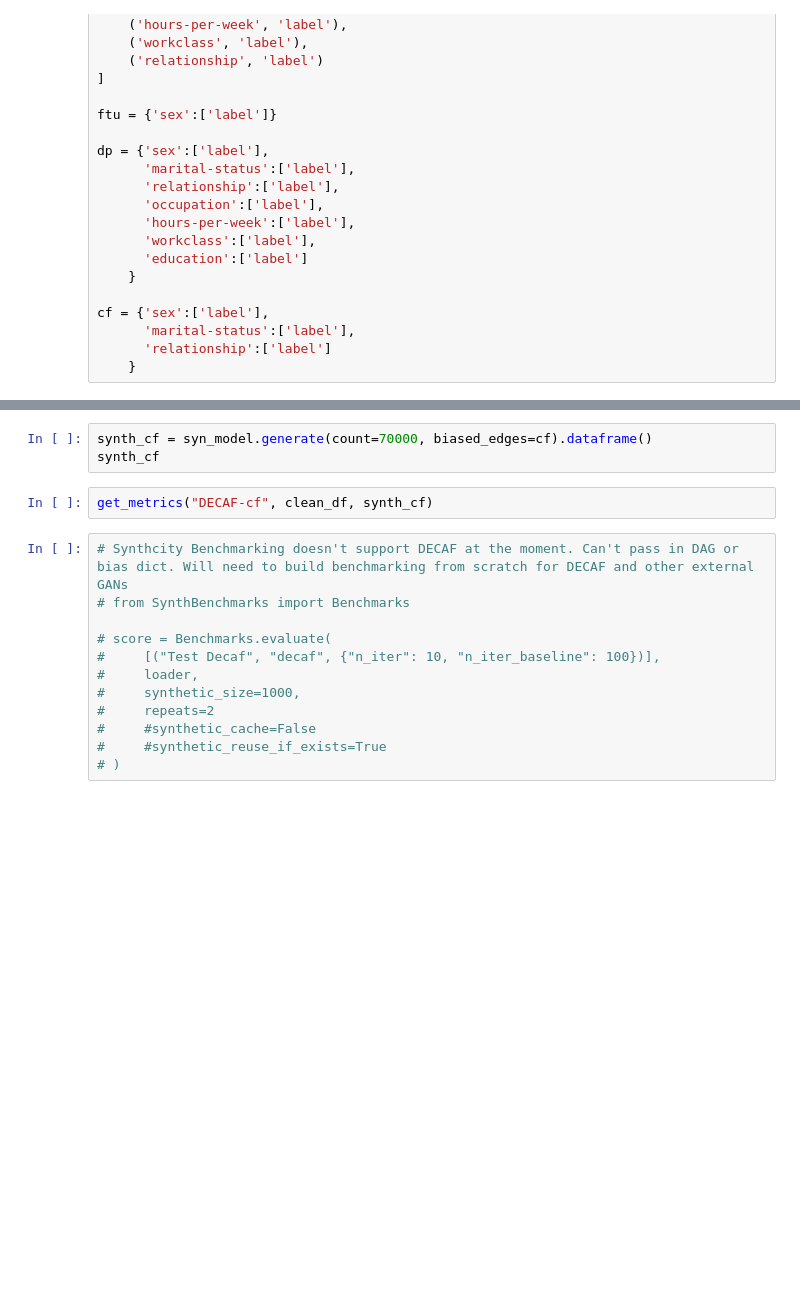
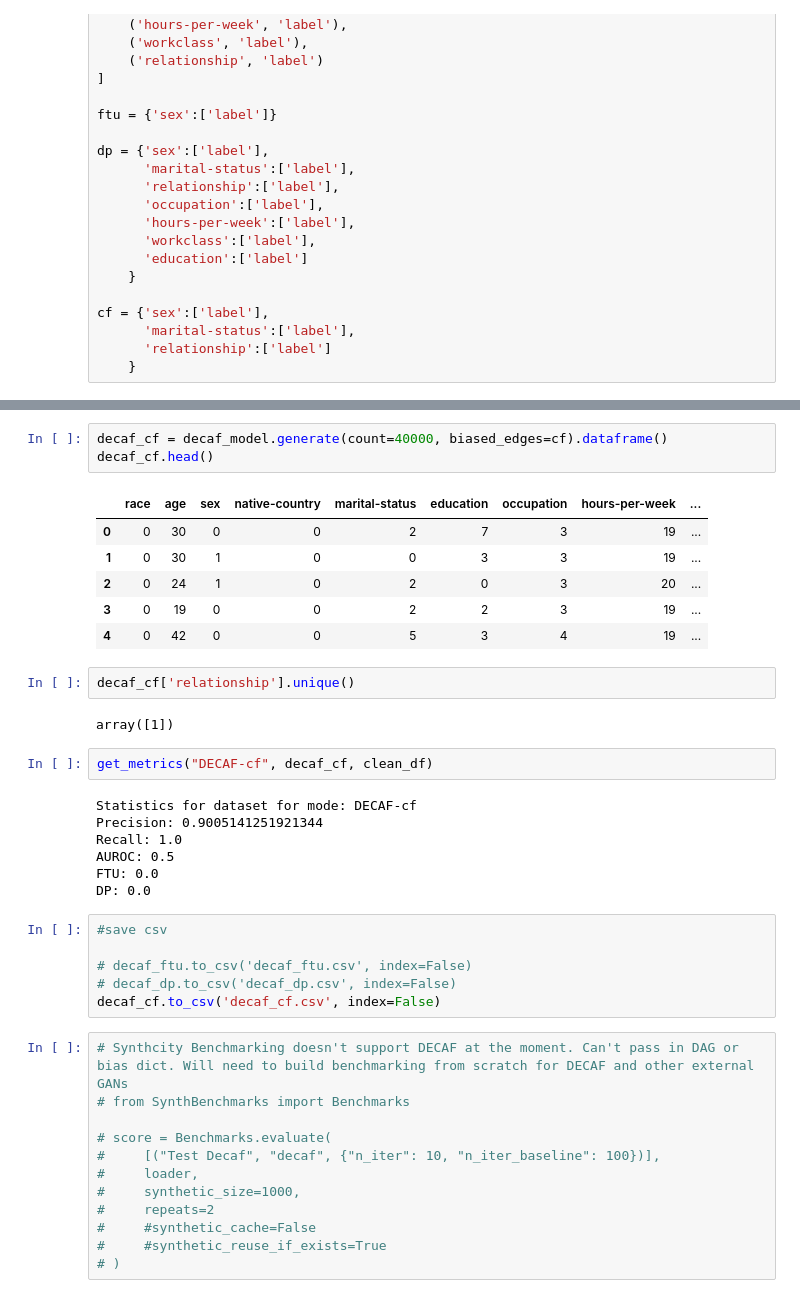
Before and after one commit to humayraR/fact-ai_Repl, a Jupyter notebook: SynthDECAF.ipynb, the cells around one changed output, grey strips where cells are left out. Cells and saved outputs as stored; diff of their text form; blank space fills up the shorter version.

```diff
--- a/SynthDECAF.ipynb
+++ b/SynthDECAF.ipynb
@@ -107,8 +218,32 @@ get_metrics("DECAF-DP", clean_df, synth_dp)
 # %%
-synth_cf = syn_model.generate(count=70000, biased_edges=cf).dataframe()
-synth_cf
+decaf_cf = decaf_model.generate(count=40000, biased_edges=cf).dataframe()
+decaf_cf.head()
+# %% [output]
+|  | race | age | sex | native-country | marital-status | education | occupation | hours-per-week | ... |
+| 0 | 0 | 30 | 0 | 0 | 2 | 7 | 3 | 19 | ... |
+| 1 | 0 | 30 | 1 | 0 | 0 | 3 | 3 | 19 | ... |
+| 2 | 0 | 24 | 1 | 0 | 2 | 0 | 3 | 20 | ... |
+| 3 | 0 | 19 | 0 | 0 | 2 | 2 | 3 | 19 | ... |
+| 4 | 0 | 42 | 0 | 0 | 5 | 3 | 4 | 19 | ... |
+# %%
+decaf_cf['relationship'].unique()
+# %% [output]
+array([1])
 # %%
-get_metrics("DECAF-cf", clean_df, synth_cf)
+get_metrics("DECAF-cf", decaf_cf, clean_df)
+# %% [output]
+Statistics for dataset for mode: DECAF-cf
+Precision: 0.9005141251921344
+Recall: 1.0
+AUROC: 0.5
+FTU: 0.0
+DP: 0.0
+# %%
+#save csv
+
+# decaf_ftu.to_csv('decaf_ftu.csv', index=False)
+# decaf_dp.to_csv('decaf_dp.csv', index=False)
+decaf_cf.to_csv('decaf_cf.csv', index=False)
 # %%
 # Synthcity Benchmarking doesn't support DECAF at the moment. Can't pass in DAG or bias dict. Will need to build benchmarking from scratch for DECAF and other external GANs
 # from SynthBenchmarks import Benchmarks
```
Also changed, not shown: parts of 11 cells of this notebook, 5 other files.
